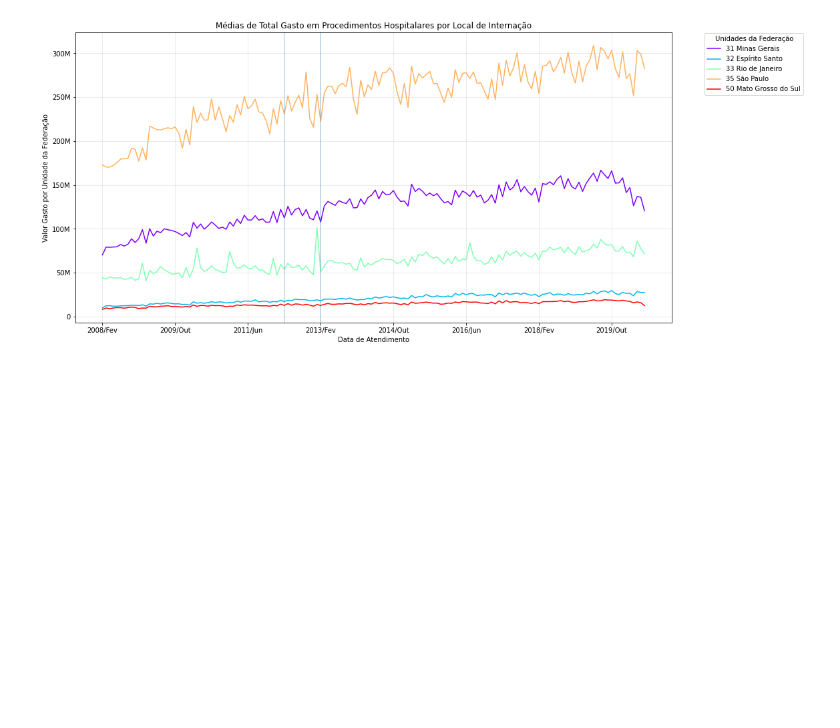
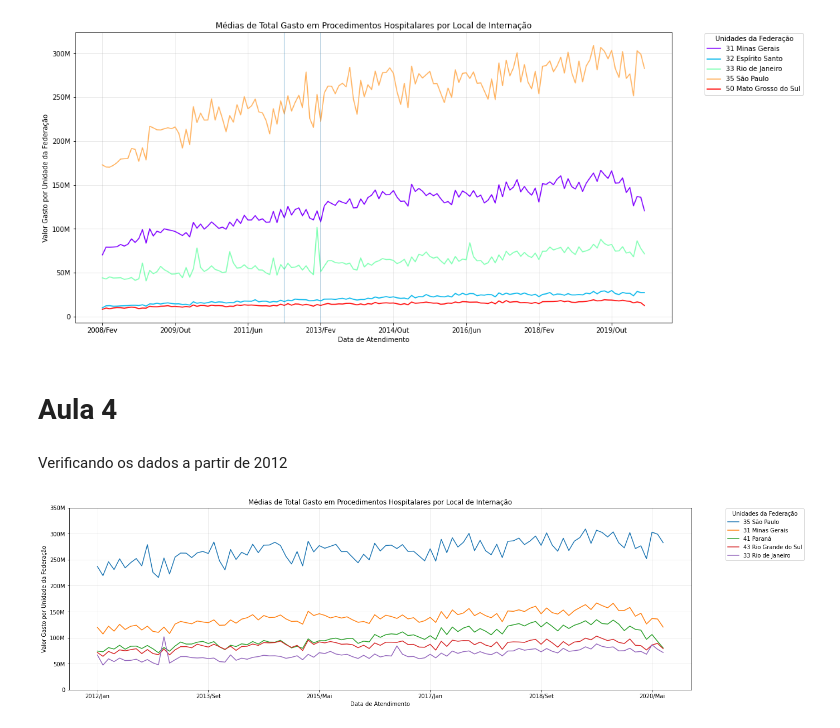
Before and after one commit to carollimaxp/data_science_alura, a Jupyter notebook: DS_Bootcamp_Módulo_1.ipynb, the cells around one changed output. Cells and saved outputs as stored; diff of their text form; code cells hidden in the pictures; blank space fills up the shorter version.

Commit message:
Módulo 1 até Aula 4

```diff
--- a/DS_Bootcamp_Módulo_1.ipynb
+++ b/DS_Bootcamp_Módulo_1.ipynb
@@ -568,3 +568,20 @@ plt.axvline(x = 60, alpha = 0.3, label = '2013/Fev') #2013/Fev
 plt.show()
 # %% [output]
 [figure]
+# %% [markdown]
+# Aula 4
+# %% [markdown]
+Verificando os dados a partir de 2012
+# %%
+ax = ordenado_por_total_sem_regiao[ordenado_por_total_sem_regiao.columns[53:]].head(5).T.plot(figsize=(20,6))
+
+ax.yaxis.set_major_formatter(ticker.FuncFormatter(reformat_large_tick_values))
+plt.title("Médias de Total Gasto em Procedimentos Hospitalares por Local de Internação")
+plt.legend(title='Unidades da Federação', bbox_to_anchor=(1.05, 1.01), loc='upper left')
+plt.ylabel("Valor Gasto por Unidade da Federação")
+plt.xlabel("Data de Atendimento")
+plt.ylim(0,350000000)
+plt.grid(True, alpha = 0.3)
+plt.show()
+# %% [output]
+[figure, added]
```
Also changed, not shown: parts of 17 cells of this notebook.
